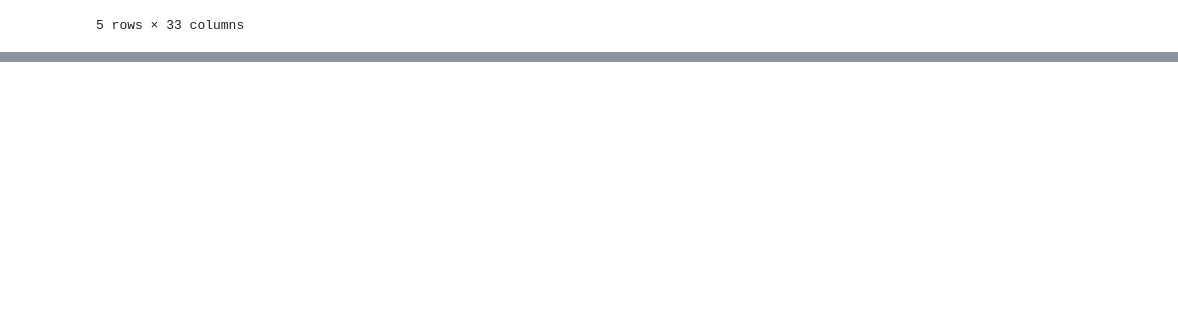
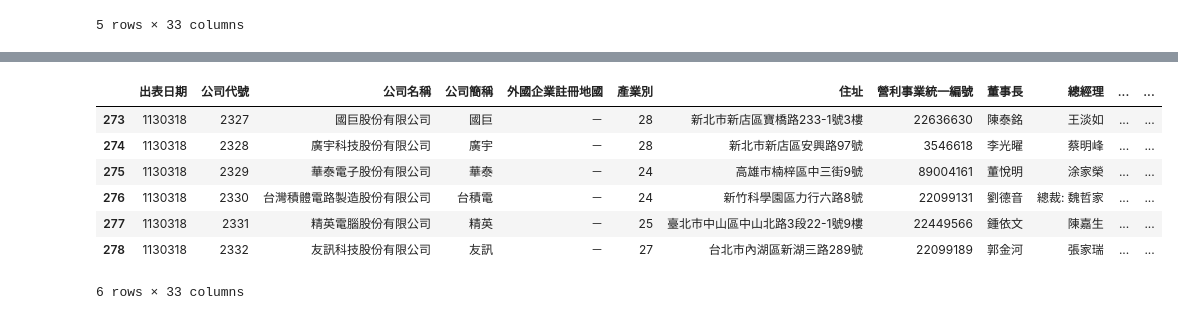
Before and after one commit to vcdemy/20240319, a Jupyter notebook: 20240319筆記.ipynb, the cells around one changed output, grey strips where cells are left out. Saved outputs shown, nothing was run; the diff lists cells and outputs as text; code cells hidden in the pictures; blank space fills up the shorter version.

```diff
--- a/20240319筆記.ipynb
+++ b/20240319筆記.ipynb
@@ -434,0 +573,12 @@ df.head()
+# %%
+# 如果不只一個篩選條件，要使用 "&" (and) 或 "|" (or) 串起來
+df[(2325 < df['公司代號']) & (df['公司代號'] < 2335)]
+# %% [output]
+|  | 出表日期 | 公司代號 | 公司名稱 | 公司簡稱 | 外國企業註冊地國 | 產業別 | 住址 | 營利事業統一編號 | 董事長 | 總經理 | ... | ... |
+| 273 | 1130318 | 2327 | 國巨股份有限公司 | 國巨 | － | 28 | 新北市新店區寶橋路233-1號3樓 | 22636630 | 陳泰銘 | 王淡如 | ... | ... |
+| 274 | 1130318 | 2328 | 廣宇科技股份有限公司 | 廣宇 | － | 28 | 新北市新店區安興路97號 | 3546618 | 李光曜 | 蔡明峰 | ... | ... |
+| 275 | 1130318 | 2329 | 華泰電子股份有限公司 | 華泰 | － | 24 | 高雄市楠梓區中三街9號 | 89004161 | 董悅明 | 涂家榮 | ... | ... |
+| 276 | 1130318 | 2330 | 台灣積體電路製造股份有限公司 | 台積電 | － | 24 | 新竹科學園區力行六路8號 | 22099131 | 劉德音 | 總裁: 魏哲家 | ... | ... |
+| 277 | 1130318 | 2331 | 精英電腦股份有限公司 | 精英 | － | 25 | 臺北市中山區中山北路3段22-1號9樓 | 22449566 | 鍾依文 | 陳嘉生 | ... | ... |
+| 278 | 1130318 | 2332 | 友訊科技股份有限公司 | 友訊 | － | 27 | 台北市內湖區新湖三路289號 | 22099189 | 郭金河 | 張家瑞 | ... | ... |
+6 rows × 33 columns
```
Also changed, not shown: parts of 15 cells of this notebook.
